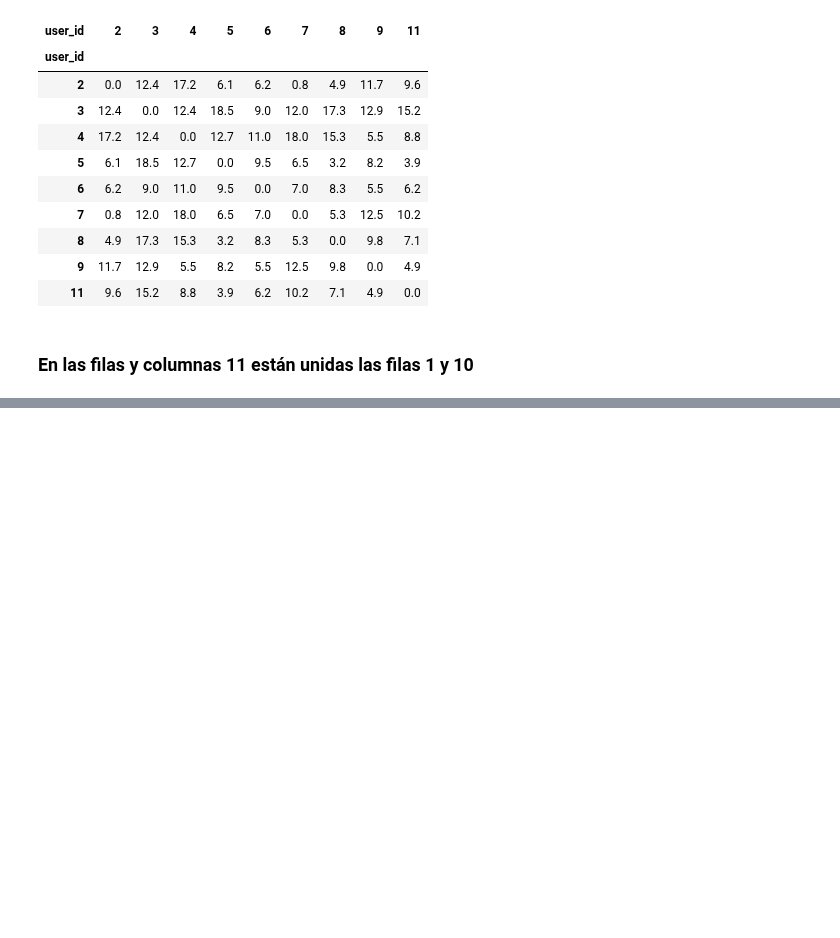
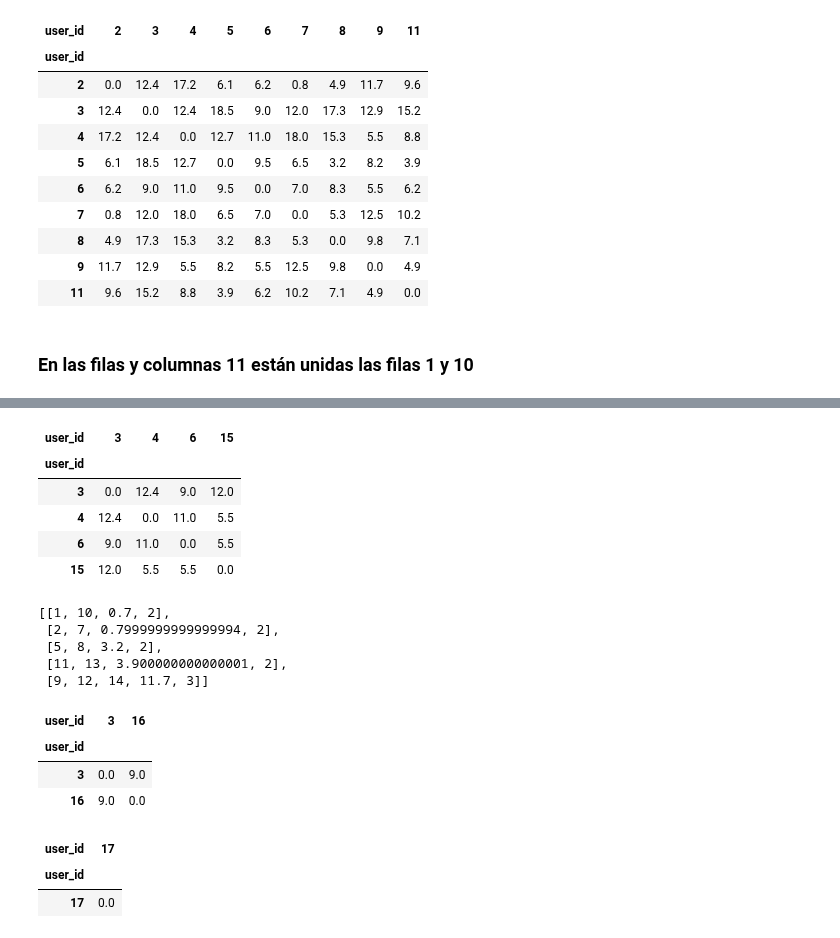
Before and after one commit to Chefi/python-ml-course, a Jupyter notebook: notebooks/Calcular Distancias Mi Notebook.ipynb, the cells around one changed output, grey strips where cells are left out. Saved outputs shown, nothing was run; the diff lists cells and outputs as text; code cells hidden in the pictures; blank space fills up the shorter version.

```diff
--- a/notebooks/Calcular Distancias Mi Notebook.ipynb
+++ b/notebooks/Calcular Distancias Mi Notebook.ipynb
@@ -265,0 +351,77 @@ df
+# %%
+x = 9
+y = 12
+z = 14
+
+n = 15
+
+df[n] = df[x] + df[y] # Columna n
+df.loc[n] = df.loc[x] + df.loc[y] # fila n
+Z.append([x,y,z,df.loc[x][y],3]) # id1, id2, d, n_elementos_en_cluster
+df
+for i in df.columns.values.tolist():
+    df.loc[n,i] = min(df.loc[x][i], df.loc[y][i] , df.loc[z][i]) # fila 11 de df
+    df.loc[i,n] = min(df.loc[i][x], df.loc[i][y] , df.loc[i][z]) # fila 1 de df
+df
+df = df.drop([x,y,z]) # elimina filas 1 y 10
+df = df.drop([x,y,z], axis = 1) # elimina columnas x y y
+df
+# %% [output]
+| user_id | 3 | 4 | 6 | 15 |
+| user_id |  |  |  |  |
+| 3 | 0.0 | 12.4 | 9.0 | 12.0 |
+| 4 | 12.4 | 0.0 | 11.0 | 5.5 |
+| 6 | 9.0 | 11.0 | 0.0 | 5.5 |
+| 15 | 12.0 | 5.5 | 5.5 | 0.0 |
+# %%
+Z
+# %% [output]
+[[1, 10, 0.7, 2],
+ [2, 7, 0.7999999999999994, 2],
+ [5, 8, 3.2, 2],
+ [11, 13, 3.900000000000001, 2],
+ [9, 12, 14, 11.7, 3]]
+# %%
+x = 4
+y = 6
+z = 15
+
+n = 16
+
+df[n] = df[x] + df[y] # Columna n
+df.loc[n] = df.loc[x] + df.loc[y] # fila n
+Z.append([x,y,z,df.loc[x][y],3]) # id1, id2, d, n_elementos_en_cluster
+df
+for i in df.columns.values.tolist():
+    df.loc[n,i] = min(df.loc[x][i], df.loc[y][i] , df.loc[z][i]) # fila 11 de df
+    df.loc[i,n] = min(df.loc[i][x], df.loc[i][y] , df.loc[i][z]) # fila 1 de df
+df
+df = df.drop([x,y,z]) # elimina filas 1 y 10
+df = df.drop([x,y,z], axis = 1) # elimina columnas x y y
+df
+# %% [output]
+| user_id | 3 | 16 |
+| user_id |  |  |
+| 3 | 0.0 | 9.0 |
+| 16 | 9.0 | 0.0 |
+# %%
+x = 3
+y = 16
+
+n = 17
+
+df[n] = df[x] + df[y] # Columna n
+df.loc[n] = df.loc[x] + df.loc[y] # fila n
+Z.append([x,y,df.loc[x][y],2]) # id1, id2, d, n_elementos_en_cluster
+df
+for i in df.columns.values.tolist():
+    df.loc[n,i] = min(df.loc[x][i], df.loc[y][i]) # fila 11 de df
+    df.loc[i,n] = min(df.loc[i][x], df.loc[i][y]) # fila 1 de df
+df
+df = df.drop([x,y]) # elimina filas 1 y 10
+df = df.drop([x,y], axis = 1) # elimina columnas x y y
+df
+# %% [output]
+| user_id | 17 |
+| user_id |  |
+| 17 | 0.0 |
```
Also changed, not shown: parts of 10 cells of this notebook.
